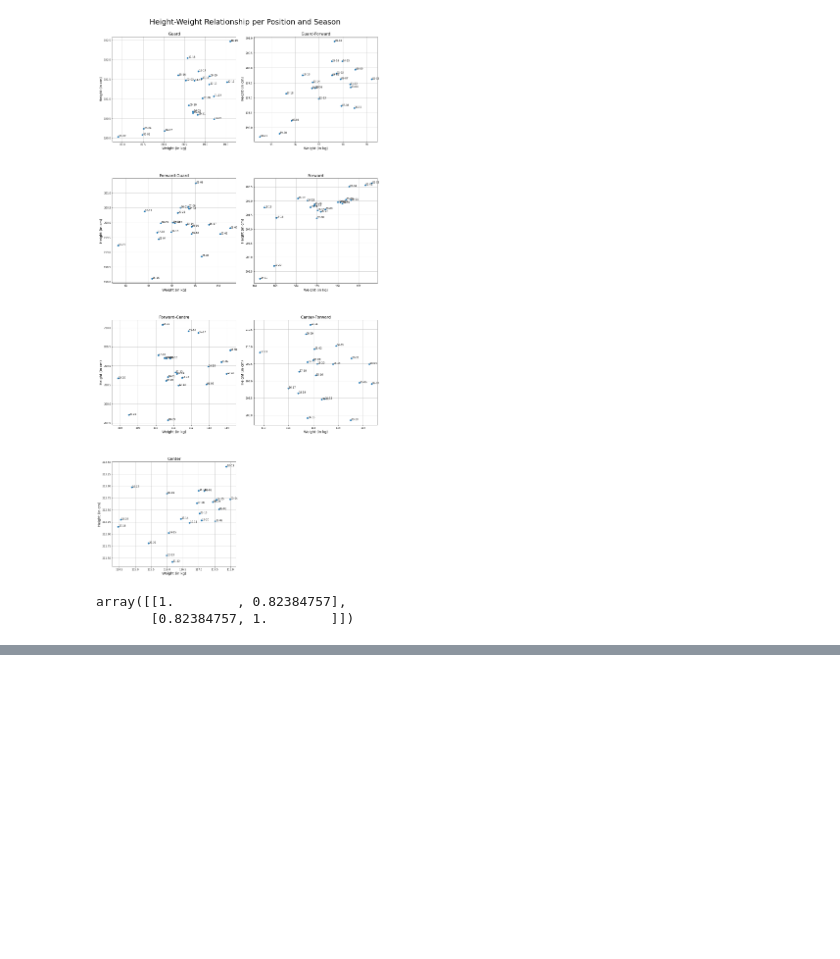
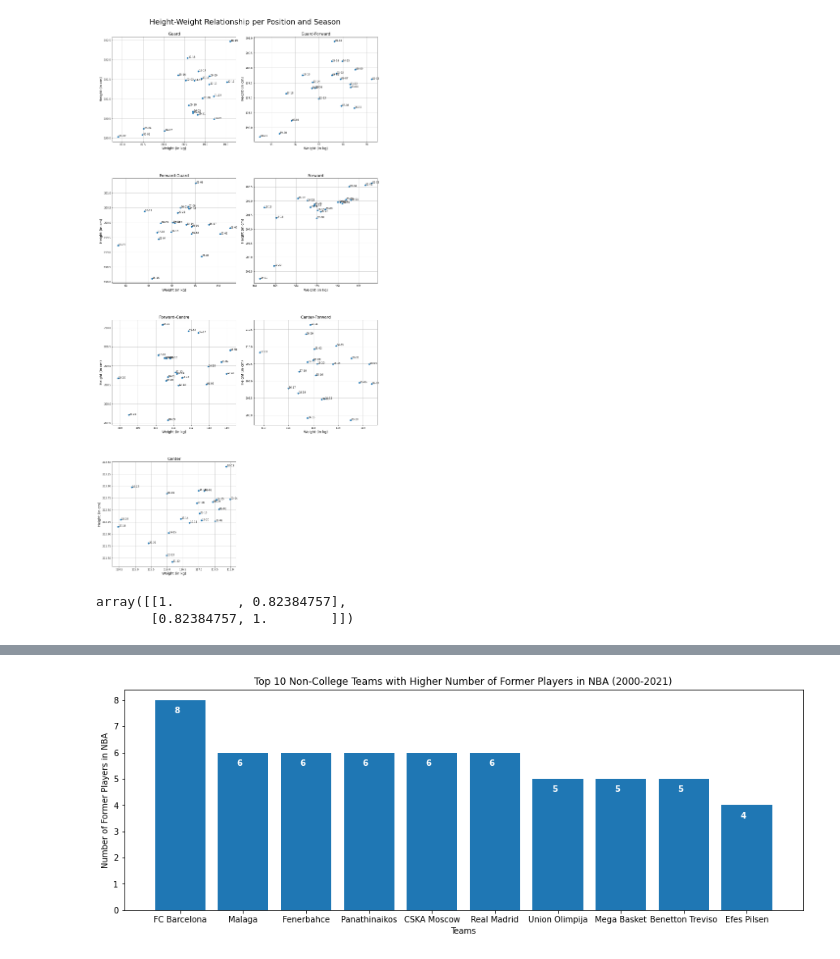
Before and after one commit to kmcsquared/TFM, a Jupyter notebook: players.ipynb, the cells around one changed output, grey strips where cells are left out. Cells and saved outputs as stored; diff of their text form; code cells hidden in the pictures; blank space fills up the shorter version.

```diff
--- a/players.ipynb
+++ b/players.ipynb
@@ -778,0 +787,20 @@ plt.show()
+# %%
+# Show number of (unique) players that made it to the NBA for each
+# non-college in the top 10 with highest number of alumni in NBA
+
+unique_players = all_players.drop_duplicates('PLAYER ID')
+
+# 1 to 11 because 0-index is '' (no team of origin)
+top_10_non_colleges = unique_players[unique_players['COLLEGE'] == 'None']['SCHOOL'].value_counts()[1:11]
+plt.figure(figsize=(15,5))
+plt.title('Top 10 Non-College Teams with Higher Number of Former Players in NBA (2000-2021)')
+plt.xlabel('Teams')
+plt.ylabel('Number of Former Players in NBA')
+plt.bar(top_10_non_colleges.index, top_10_non_colleges)
+
+for idx, num_former_players in enumerate(top_10_non_colleges):
+    plt.text(idx-0.1, num_former_players-0.5, str(num_former_players), color='w', fontweight='bold')
+
+plt.show()
+# %% [output]
+[figure, added]
```
Also changed, not shown: parts of 19 cells of this notebook, 7 other files.
